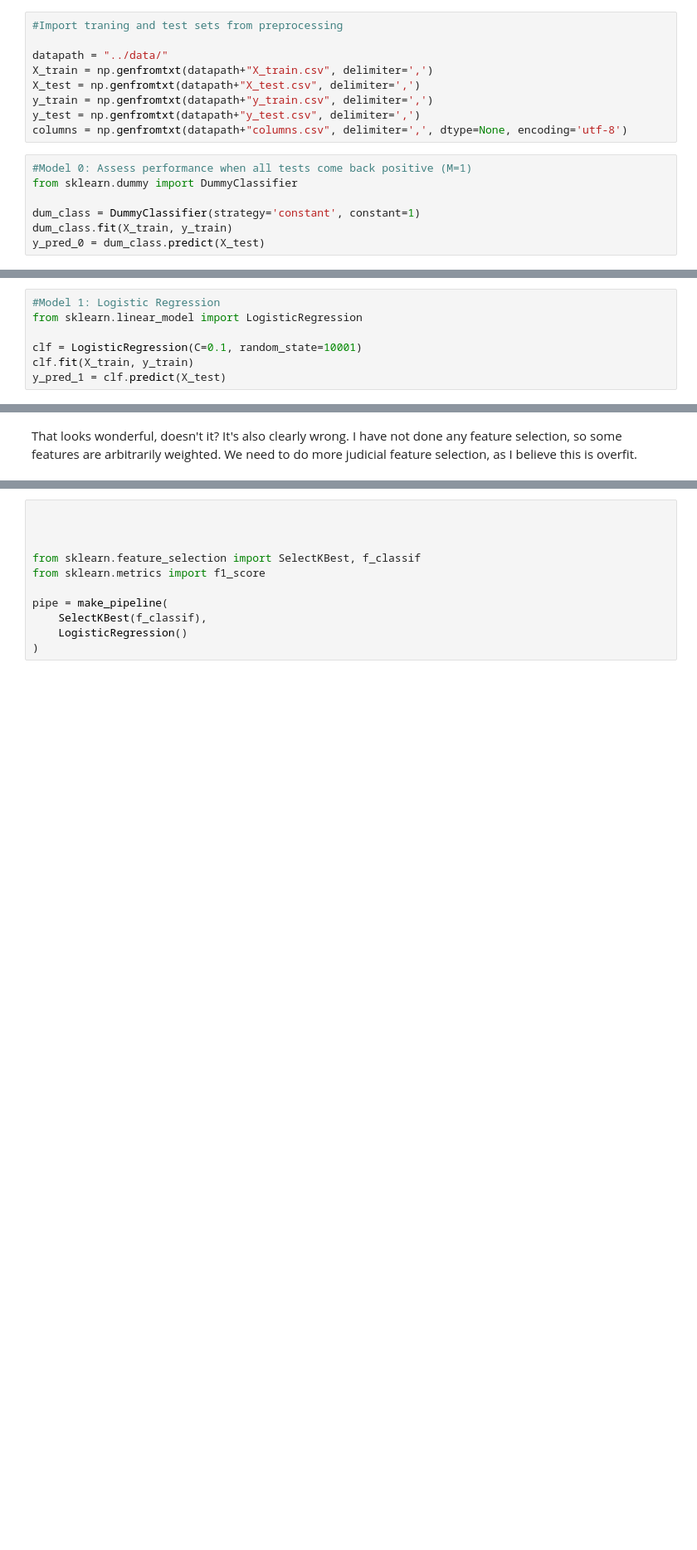
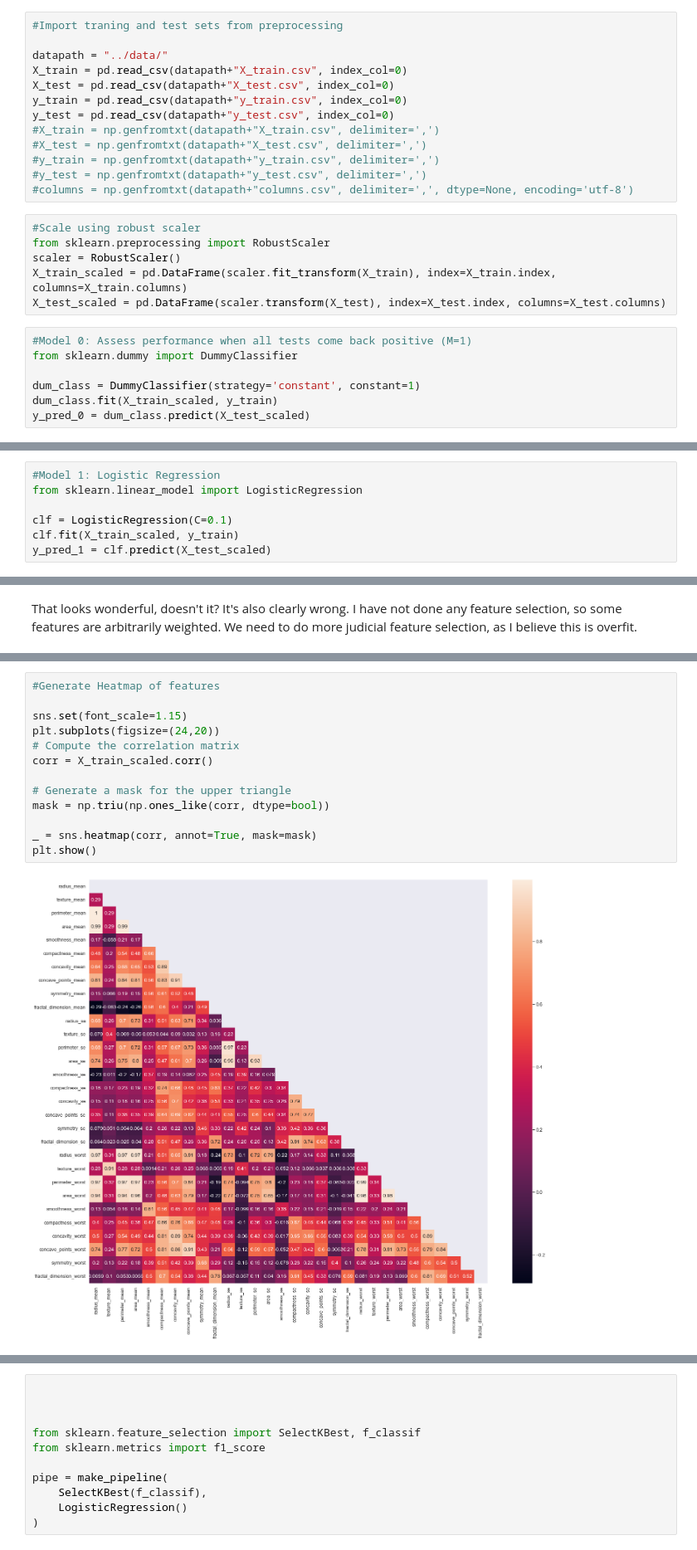
Before and after one commit to mssilve2/Capstone_2_Breast_Cancer, a Jupyter notebook: notebooks/Modeling.ipynb, the cells around one changed output, grey strips where cells are left out. Shown at 83% size. Cells and saved outputs as stored; diff of their text form; blank space fills up the shorter version.

```diff
--- a/notebooks/Modeling.ipynb
+++ b/notebooks/Modeling.ipynb
@@ -12,18 +13,28 @@ from library.sb_utils import save_file
 #Import traning and test sets from preprocessing
 
 datapath = "../data/"
-X_train = np.genfromtxt(datapath+"X_train.csv", delimiter=',')
-X_test = np.genfromtxt(datapath+"X_test.csv", delimiter=',')
-y_train = np.genfromtxt(datapath+"y_train.csv", delimiter=',')
-y_test = np.genfromtxt(datapath+"y_test.csv", delimiter=',')
-columns = np.genfromtxt(datapath+"columns.csv", delimiter=',', dtype=None, encoding='utf-8')
+X_train = pd.read_csv(datapath+"X_train.csv", index_col=0)
+X_test = pd.read_csv(datapath+"X_test.csv", index_col=0)
+y_train = pd.read_csv(datapath+"y_train.csv", index_col=0)
+y_test = pd.read_csv(datapath+"y_test.csv", index_col=0)
+#X_train = np.genfromtxt(datapath+"X_train.csv", delimiter=',')
+#X_test = np.genfromtxt(datapath+"X_test.csv", delimiter=',')
+#y_train = np.genfromtxt(datapath+"y_train.csv", delimiter=',')
+#y_test = np.genfromtxt(datapath+"y_test.csv", delimiter=',')
+#columns = np.genfromtxt(datapath+"columns.csv", delimiter=',', dtype=None, encoding='utf-8')
+# %%
+#Scale using robust scaler
+from sklearn.preprocessing import RobustScaler
+scaler = RobustScaler()
+X_train_scaled = pd.DataFrame(scaler.fit_transform(X_train), index=X_train.index, columns=X_train.columns)
+X_test_scaled = pd.DataFrame(scaler.transform(X_test), index=X_test.index, columns=X_test.columns)
 # %%
 #Model 0: Assess performance when all tests come back positive (M=1)
 from sklearn.dummy import DummyClassifier
 
 dum_class = DummyClassifier(strategy='constant', constant=1)
-dum_class.fit(X_train, y_train)
-y_pred_0 = dum_class.predict(X_test)
+dum_class.fit(X_train_scaled, y_train)
+y_pred_0 = dum_class.predict(X_test_scaled)
 # %%
 #Scoring the model
 from sklearn import metrics
@@ -77,9 +88,9 @@ weighted avg       0.14      0.37      0.20       171
 #Model 1: Logistic Regression
 from sklearn.linear_model import LogisticRegression
 
-clf = LogisticRegression(C=0.1, random_state=10001)
-clf.fit(X_train, y_train)
-y_pred_1 = clf.predict(X_test)
+clf = LogisticRegression(C=0.1)
+clf.fit(X_train_scaled, y_train)
+y_pred_1 = clf.predict(X_test_scaled)
 # %%
 print('Precision score', metrics.precision_score(y_test,y_pred_1))
 print('Recall score ', metrics.recall_score(y_test,y_pred_1))
@@ -120,0 +130,15 @@ That looks wonderful, doesn't it? It's also clearly wrong. I have not done any f
+# %%
+#Generate Heatmap of features
+
+sns.set(font_scale=1.15)
+plt.subplots(figsize=(24,20))
+# Compute the correlation matrix
+corr = X_train_scaled.corr()
+
+# Generate a mask for the upper triangle
+mask = np.triu(np.ones_like(corr, dtype=bool))
+
+_ = sns.heatmap(corr, annot=True, mask=mask)
+plt.show()
+# %% [output]
+[figure, added]
```
Also changed, not shown: parts of 41 cells of this notebook, 1 other file.
